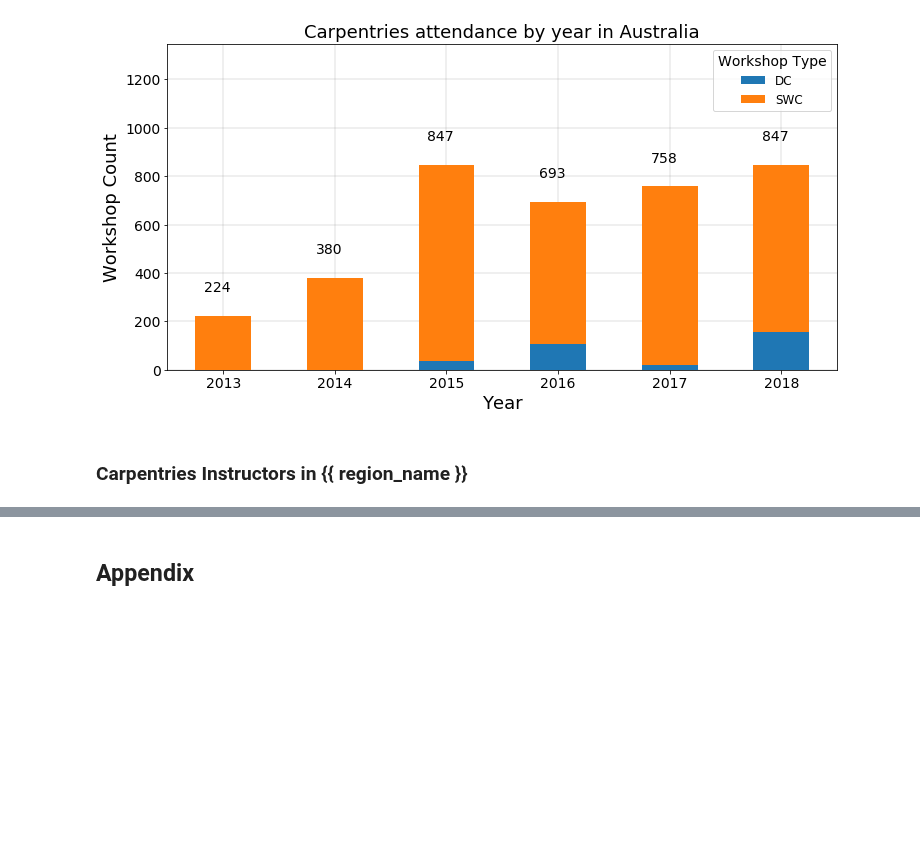
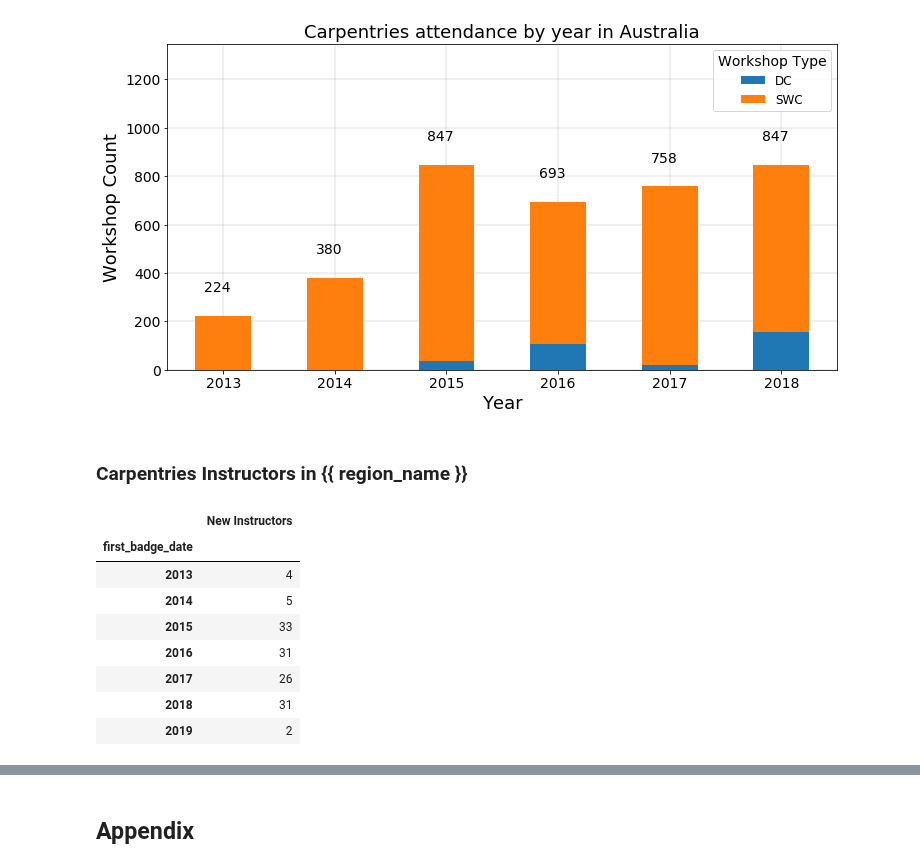
Before and after one commit to carpentries/assessment, a Jupyter notebook: programmatic-assessment/workshops/jupyter_notebooks/region_specific/region_specific.ipynb, the cells around one changed output, grey strips where cells are left out. Saved outputs shown, nothing was run; the diff lists cells and outputs as text; code cells hidden in the pictures; blank space fills up the shorter version.

```diff
--- a/programmatic-assessment/workshops/jupyter_notebooks/region_specific/region_specific.ipynb
+++ b/programmatic-assessment/workshops/jupyter_notebooks/region_specific/region_specific.ipynb
@@ -542,39 +542,27 @@ plt.show()
 # %% [markdown]
 ### Carpentries Instructors in {{ region_name }}
 # %%
-badged_instructors = pd.read_csv("../../data_files/nz_badges.csv", keep_default_na=False, na_values=[''])
+badged_instructors = pd.read_csv("../../data_files/badged_instructors_country.csv", keep_default_na=False, na_values=[''])
 # workshops_by_carpentry_year = workshops.groupby([workshops['start_date'].dt.year, 'workshop_type'])['slug'].count().unstack()
 
+badged_instructors['first_badge_date'] = pd.to_datetime(badged_instructors['first_badge_date'])
 
-badged_instructors.rename(columns={'min(awarded)':'date_awarded'}, inplace=True)
+badged_instructors = badged_instructors[badged_instructors['country'] == chosen_country]
 
-badged_instructors['date_awarded'] = pd.to_datetime(badged_instructors['date_awarded'])
-# df.rename(columns={'oldName1': 'newName1', 'oldName2': 'newName2'}, inplace=True)
-badged_instructors
-badged_instructors_by_year = badged_instructors.groupby([badged_instructors['date_awarded'].dt.year])['p'].count().to_frame()
-# badged_instructors_by_year
-badged_instructors_by_year.rename(columns={'p':'New Instructors'}, inplace=True)
+badged_instructors_by_year = badged_instructors.groupby([badged_instructors['first_badge_date'].dt.year])['person'].count().to_frame()
+badged_instructors_by_year.rename(columns={'person':'New Instructors'}, inplace=True)
 
-
-
-badged_instructors_by_year.index.name = 'Year'
-
-
-
-# badged_instructors_by_year
-
-# badged_instructors['min(awarded)'] = pd.to_datetime(badged_instructors['min(awarded)'])
-
-# current_year = max(workshops['start_date'].dt.year)
-# # workshops[workshops['start_date'].dt.year
-
-
-# badged_instructors['year'] = badged_instructors['min(awarded)'].dt.year
-# new_badges_by_year = badged_instructors.groupby([badged_instructors['year'], 'p'])['c'].count().unstack()
-
-# badged_instructors
-# new_badges_by_year
-# all_events['start_date'] = pd.to_datetime(all_events['start_date'])
+badged_instructors_by_year
+# %% [output]
+|  | New Instructors |
+| first_badge_date |  |
+| 2013 | 4 |
+| 2014 | 5 |
+| 2015 | 33 |
+| 2016 | 31 |
+| 2017 | 26 |
+| 2018 | 31 |
+| 2019 | 2 |
 # %%
 fig = plt.figure(figsize=(12, 6)) # Create matplotlib figure
 
```
Also changed, not shown: parts of 2 cells of this notebook.
